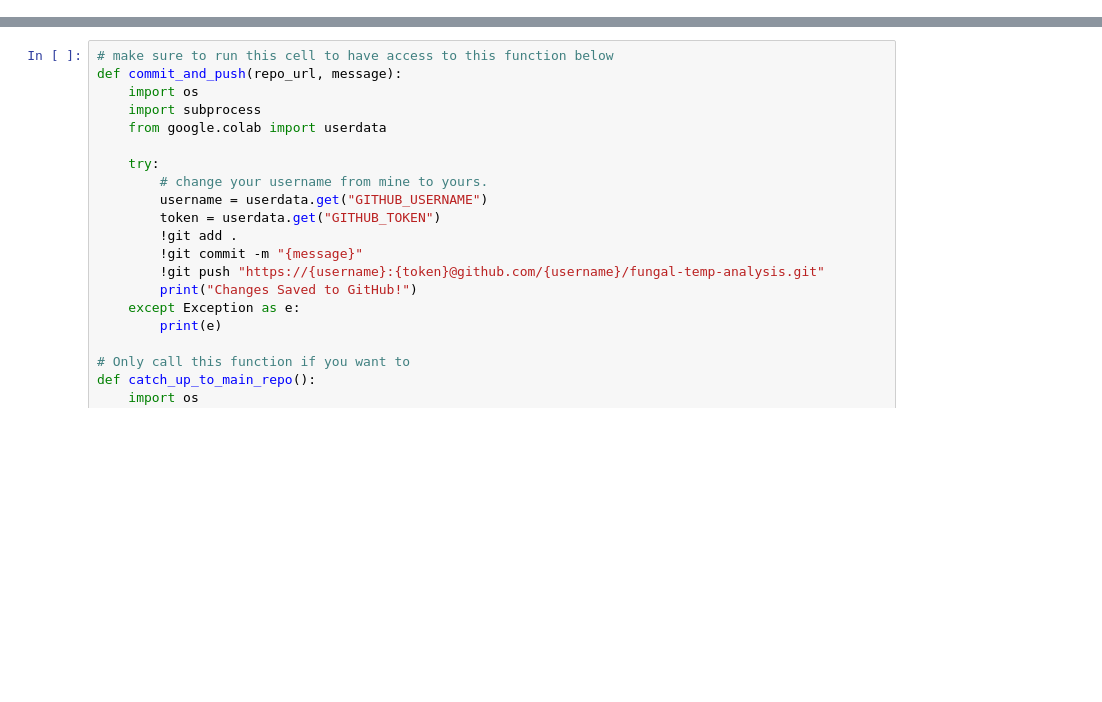
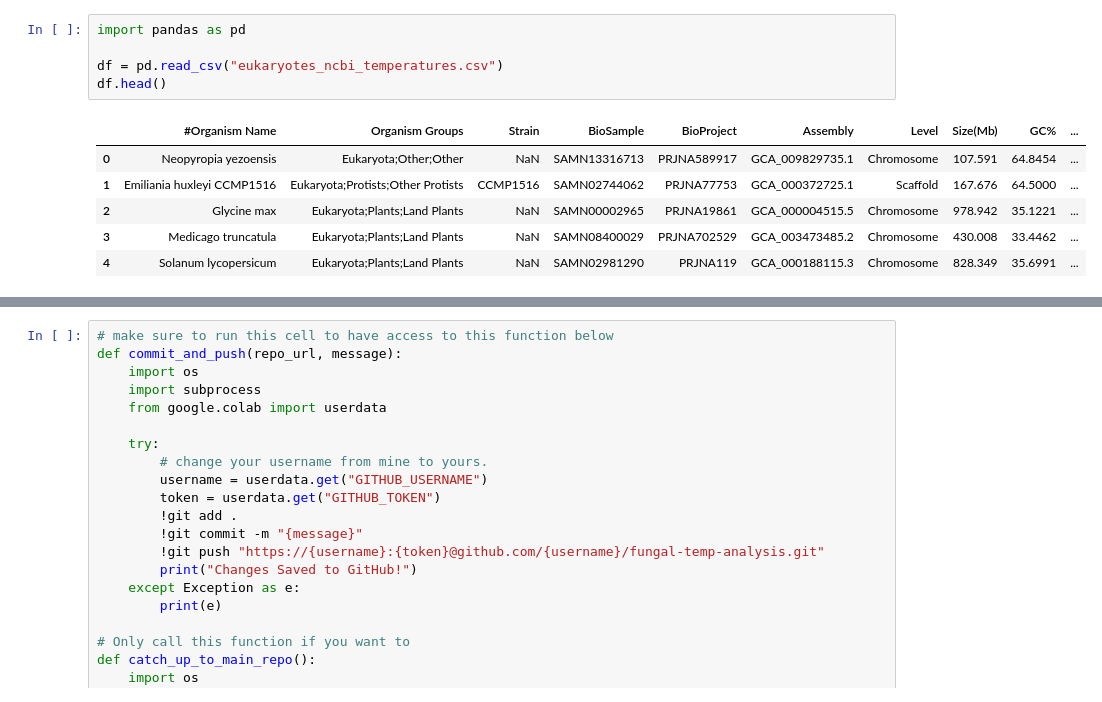
Before and after one commit to nkmwicz/fungal-temp-analysis, a Jupyter notebook: FungiWork.ipynb, the cells around one changed output, grey strips where cells are left out. Drawn from its saved outputs; the diff is of its cells as text; blank space fills up the shorter version.

Commit message:
clean eukaryotes data

```diff
--- a/FungiWork.ipynb
+++ b/FungiWork.ipynb
@@ -42,0 +48,12 @@ Resolving deltas: 100% (9/9), done.
+# %%
+import pandas as pd
+
+df = pd.read_csv("eukaryotes_ncbi_temperatures.csv")
+df.head()
+# %% [output]
+|  | #Organism Name | Organism Groups | Strain | BioSample | BioProject | Assembly | Level | Size(Mb) | GC% | ... |
+| 0 | Neopyropia yezoensis | Eukaryota;Other;Other | NaN | SAMN13316713 | PRJNA589917 | GCA_009829735.1 | Chromosome | 107.591 | 64.8454 | ... |
+| 1 | Emiliania huxleyi CCMP1516 | Eukaryota;Protists;Other Protists | CCMP1516 | SAMN02744062 | PRJNA77753 | GCA_000372725.1 | Scaffold | 167.676 | 64.5000 | ... |
+| 2 | Glycine max | Eukaryota;Plants;Land Plants | NaN | SAMN00002965 | PRJNA19861 | GCA_000004515.5 | Chromosome | 978.942 | 35.1221 | ... |
+| 3 | Medicago truncatula | Eukaryota;Plants;Land Plants | NaN | SAMN08400029 | PRJNA702529 | GCA_003473485.2 | Chromosome | 430.008 | 33.4462 | ... |
+| 4 | Solanum lycopersicum | Eukaryota;Plants;Land Plants | NaN | SAMN02981290 | PRJNA119 | GCA_000188115.3 | Chromosome | 828.349 | 35.6991 | ... |
```
Also changed, not shown: parts of 9 cells of this notebook.
